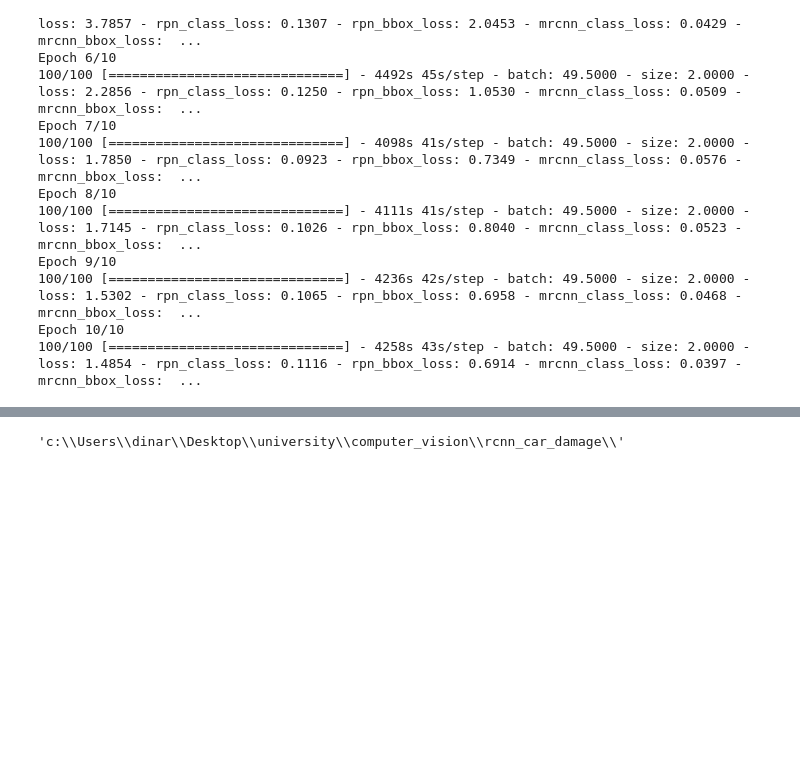
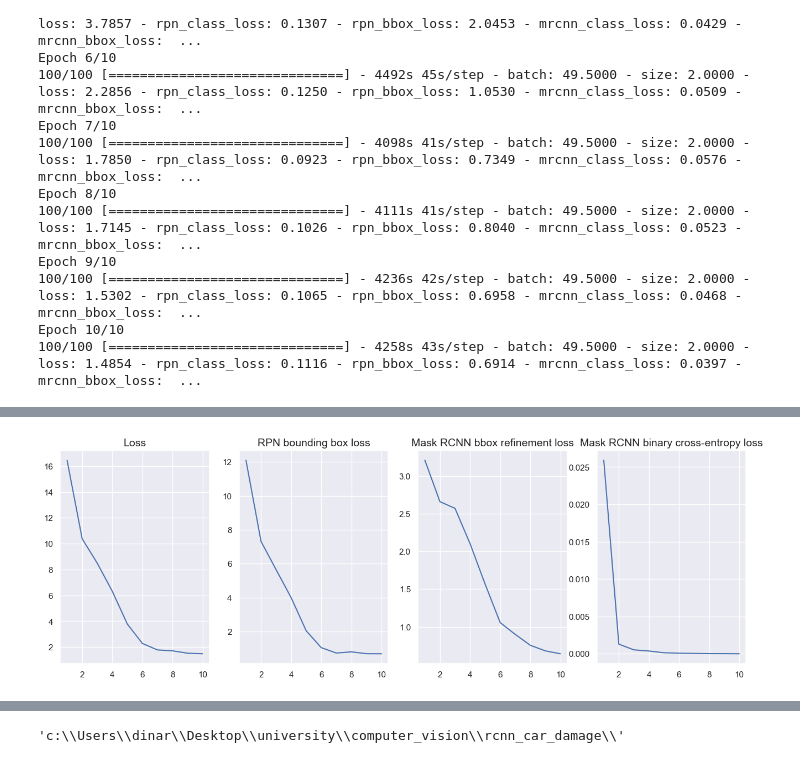
Before and after one commit to dissagaliyeva/masters, a Jupyter notebook: computer_vision/rcnn_car_damage/analysis.ipynb, the cells around one changed output, grey strips where cells are left out. Cells and saved outputs as stored; diff of their text form; code cells hidden in the pictures; blank space fills up the shorter version.

```diff
--- a/computer_vision/rcnn_car_damage/analysis.ipynb
+++ b/computer_vision/rcnn_car_damage/analysis.ipynb
@@ -364,0 +384,24 @@ Epoch 10/10
+# %%
+# get the losses
+losses = {'epochs': np.arange(1, 11),
+          'loss': [16.4469, 10.3807, 8.4981, 6.3241, 3.7857, 2.2856, 1.7850, 1.7145, 1.5302, 1.4854],
+          'rpn_bbox_loss': [12.0979, 7.3117, 5.6485, 3.9980, 2.0453, 1.0530, 0.7349, 0.8040, 0.6958, 0.6914],
+          'mrcnn_bbox_loss': [3.209, 2.6601, 2.5715, 2.1036, 1.5667, 1.0565, 0.9, 0.7556, 0.6811, 0.6426],
+          'mrcnn_mask_loss': [0.0259, 0.0013, 5.3973e-04, 3.8187e-04, 1.4848e-04, 8.7122e-05, 5.6694e-05, 3.3323e-05, 2.7318e-05, 1.2096e-05]}
+
+# create a figure
+fix, ax = plt.subplots(1, 4, squeeze=True, figsize=(16, 5), sharex=True)
+ax[0].plot(losses['epochs'], losses['loss'])
+ax[1].plot(losses['epochs'], losses['rpn_bbox_loss'])
+ax[2].plot(losses['epochs'], losses['mrcnn_bbox_loss'])
+ax[3].plot(losses['epochs'], losses['mrcnn_mask_loss'])
+
+# set titles
+ax[0].set_title('Loss', size=14)
+ax[1].set_title('RPN bounding box loss', size=14)
+ax[2].set_title('Mask RCNN bbox refinement loss', size=14)
+ax[3].set_title('Mask RCNN binary cross-entropy loss', size=14)
+
+plt.show()
+# %% [output]
+[figure, added]
```
Also changed, not shown: parts of 24 cells of this notebook.
